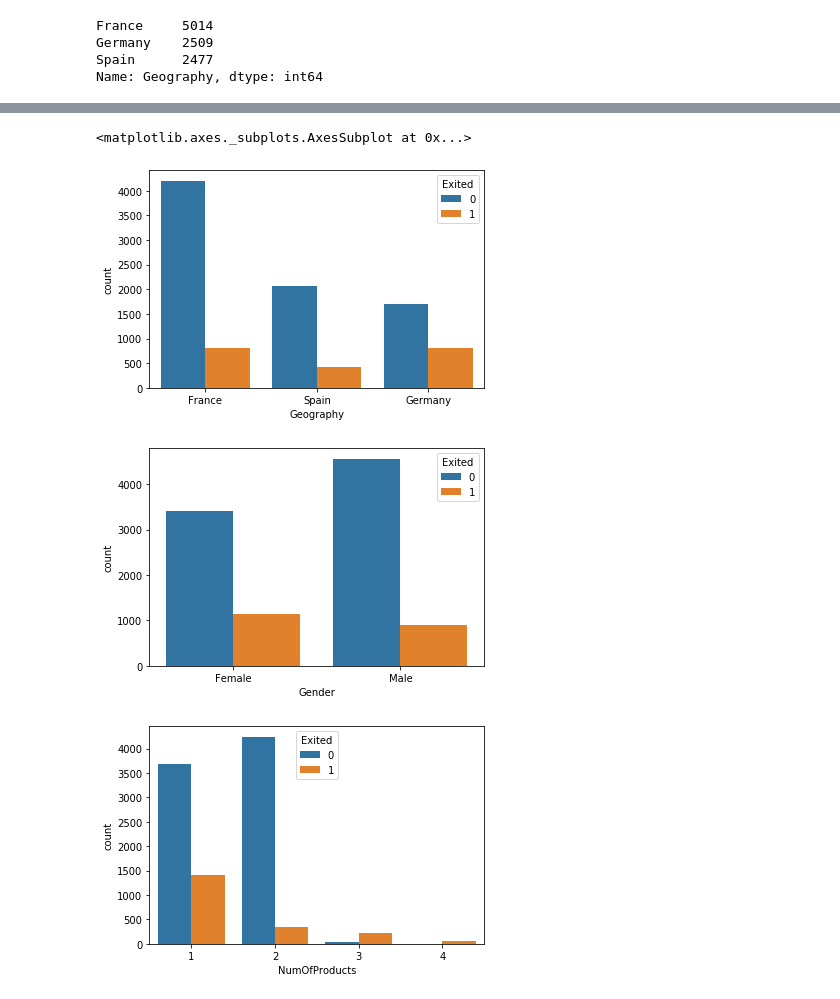
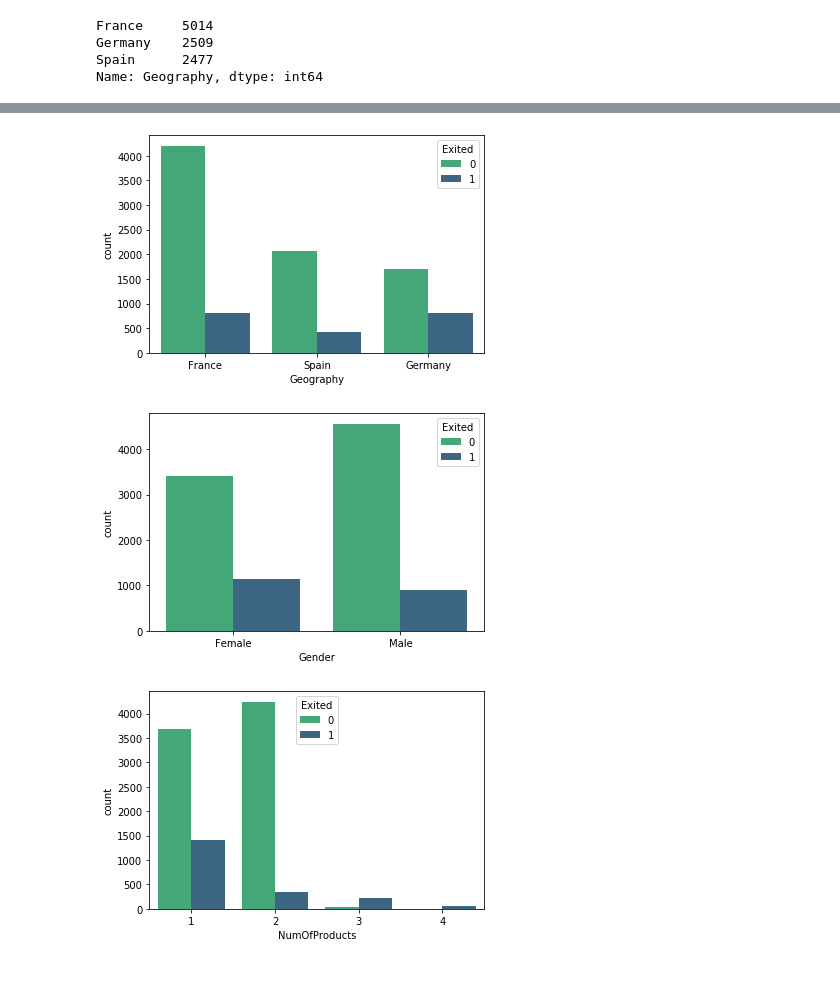
Before and after one commit to ironhack-bcn-data-june-2020/project-ml-bank-churn, a Jupyter notebook: DataPreparation.ipynb, the cells around one changed output, grey strips where cells are left out. Cells and saved outputs as stored; diff of their text form; code cells hidden in the pictures.

```diff
--- a/DataPreparation.ipynb
+++ b/DataPreparation.ipynb
@@ -145,0 +286,3 @@ dtype: int64
+# %%
+# Create a new column with Gender dummy varibale
+churn["Gender_int"]= [0 if value == "Male" else 1 for value in churn["Gender"]]
@@ -214,6 +363,5 @@ numeric_log= numeric.applymap(np.log)
 # %%
-#
-sns.countplot(data=churn, x="Geography", hue="Exited");
+# Geography vs Exited
+sns.countplot(data=churn, x="Geography", hue="Exited", palette="viridis_r");
 # %% [output]
-<matplotlib.axes._subplots.AxesSubplot at 0x...>
-[figure, old version]
+[figure, new version]
@@ -220,8 +373,10 @@ sns.countplot(data=churn, x="Geography", hue="Exited");
 # %%
-sns.countplot(data=churn, x="Gender", hue="Exited");
+# Gender vs Exited
+sns.countplot(data=churn, x="Gender", hue="Exited", palette="viridis_r");
 # %% [output]
-[figure, old version]
+[figure, new version]
 # %%
-sns.countplot(data=churn, x="NumOfProducts", hue="Exited");
+# NumOfProducts vs Exited
+sns.countplot(data=churn, x="NumOfProducts", hue="Exited", palette="viridis_r");
 # %% [output]
-[figure, old version]
+[figure, new version]
```
Also changed, not shown: parts of 71 cells of this notebook.
